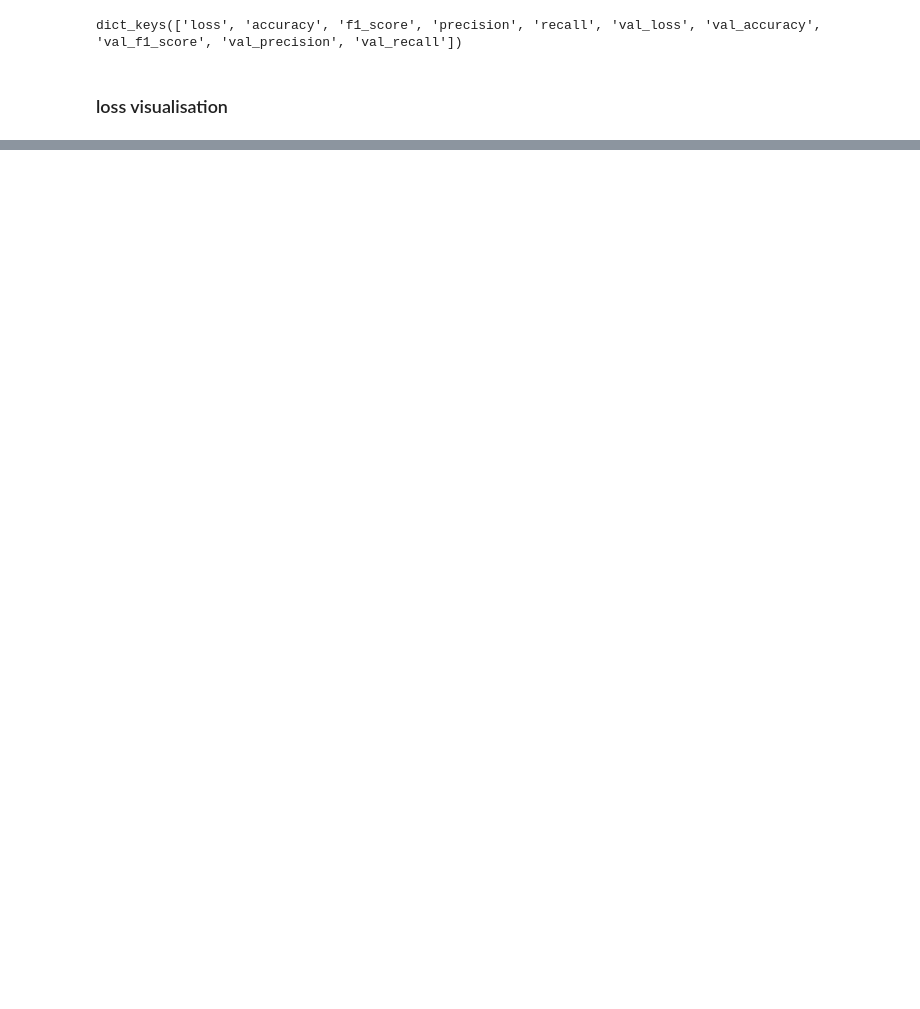
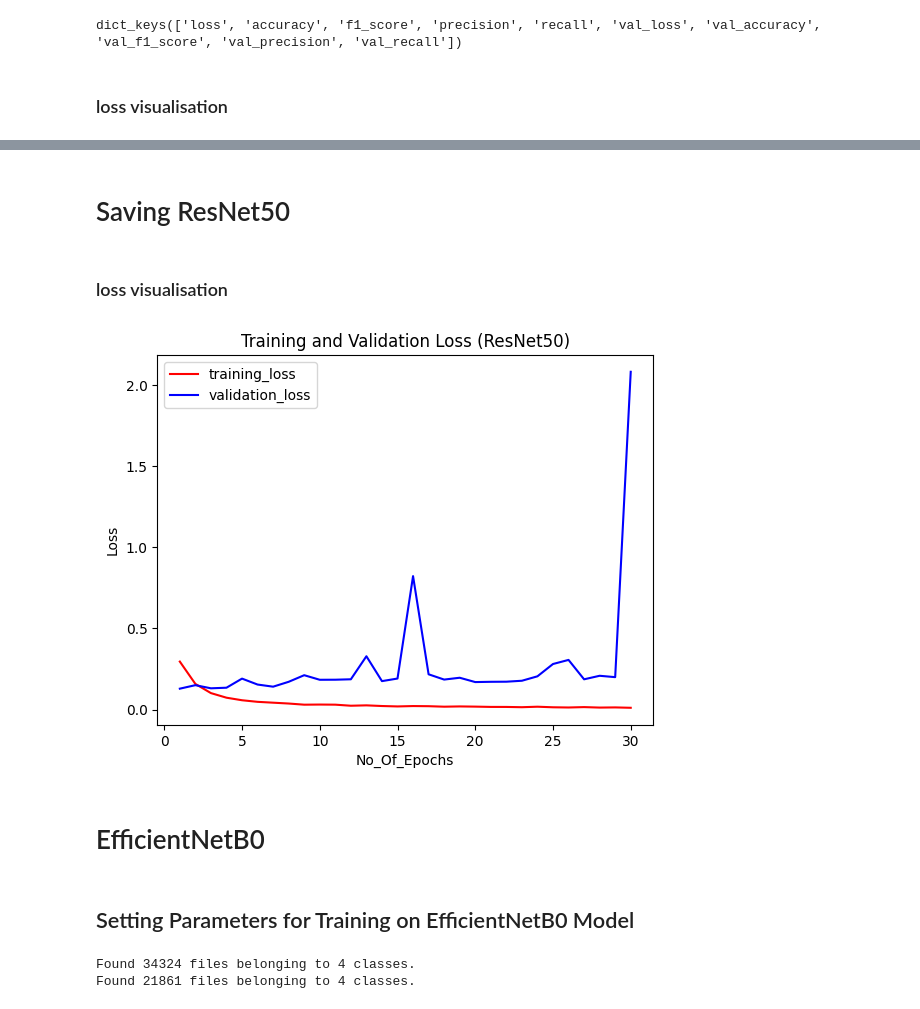
Before and after one commit to Komal036/Human-Eye-Disease-Prediction-System, a Jupyter notebook: notebooks/eye.ipynb, the cells around one changed output, grey strips where cells are left out. Drawn from its saved outputs; the diff is of its cells as text; code cells hidden in the pictures; blank space fills up the shorter version.

```diff
--- a/notebooks/eye.ipynb
+++ b/notebooks/eye.ipynb
@@ -637,0 +941,6 @@ plt.show()
+# %%
+# adding resnet50 architecture
+rn_model.add(resnet)
+# %%
+# output layers and Dense layers
+rn_model.add(tf.keras.layers.Dense(units=4,activation="softmax"))
@@ -637,0 +949,15 @@ plt.show()
+# %%
+rn_metrics_list = [
+    "accuracy",
+    tfa.metrics.F1Score(num_classes=number_of_classes, average="macro"),
+    tf.keras.metrics.Precision(name="precision"),
+    tf.keras.metrics.Recall(name="recall")
+]
+
+rn_model.compile(
+    optimizer=tf.keras.optimizers.Adam(learning_rate=0.0001),
+    loss=tf.keras.losses.CategoricalCrossentropy(),
+    metrics=rn_metrics_list
+)
+
+rn_model.summary()
@@ -637,0 +982,5 @@ plt.show()
+# %%
+t0 = time.time()
+rn_history = rn_model.fit(rn_train_set, validation_data=rn_val_set, epochs=30)
+rn_train_time = time.time() - t0
+print(f"ResNet50 training time: {rn_train_time:.1f}s")
@@ -637,0 +1056,2 @@ plt.show()
+# %% [markdown]
+# Saving ResNet50
@@ -637,0 +1064,52 @@ plt.show()
+# %% [markdown]
+### loss visualisation
+# %%
+epochs=[i for i in range(1,31)]
+plt.plot(epochs,rn_history.history['loss'],color='red' ,label="training_loss")
+plt.plot(epochs,rn_history.history['val_loss'],color='blue' ,label="validation_loss")
+plt.xlabel("No_Of_Epochs")
+plt.ylabel("Loss")
+plt.title("Training and Validation Loss (ResNet50)")
+plt.legend()
+plt.show()
+# %% [output]
+[figure, added]
+# %% [markdown]
+# EfficientNetB0
+# %% [markdown]
+## Setting Parameters for Training on EfficientNetB0 Model
+# %%
+EN_INPUT_SHAPE = [160, 160, 3]
+
+en_train_set = image_dataset_from_directory(
+    "C:/Users/HP/Downloads/ML/eye_disease/train",
+    labels="inferred",
+    label_mode="categorical",
+    class_names=None,
+    color_mode="rgb",
+    batch_size=16,
+    image_size=(160, 160),
+    shuffle=True,
+    seed=None,
+    validation_split=None,
+    subset=None,
+    interpolation="bilinear",
+)
+
+en_val_set = image_dataset_from_directory(
+    "C:/Users/HP/Downloads/ML/eye_disease/val",
+    labels="inferred",
+    label_mode="categorical",
+    class_names=None,
+    color_mode="rgb",
+    batch_size=16,
+    image_size=(160, 160),
+    shuffle=True,
+    seed=None,
+    validation_split=None,
+    subset=None,
+    interpolation="bilinear",
+)
+# %% [output]
+Found 34324 files belonging to 4 classes.
+Found 21861 files belonging to 4 classes.
```
Also changed, not shown: parts of 75 cells of this notebook.
